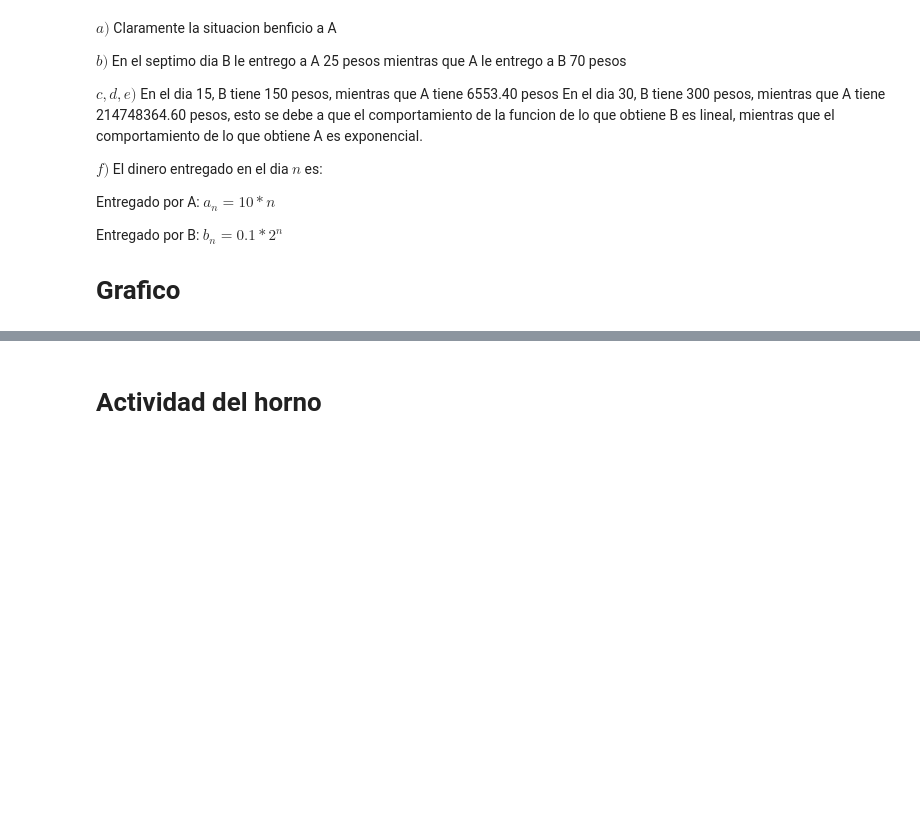
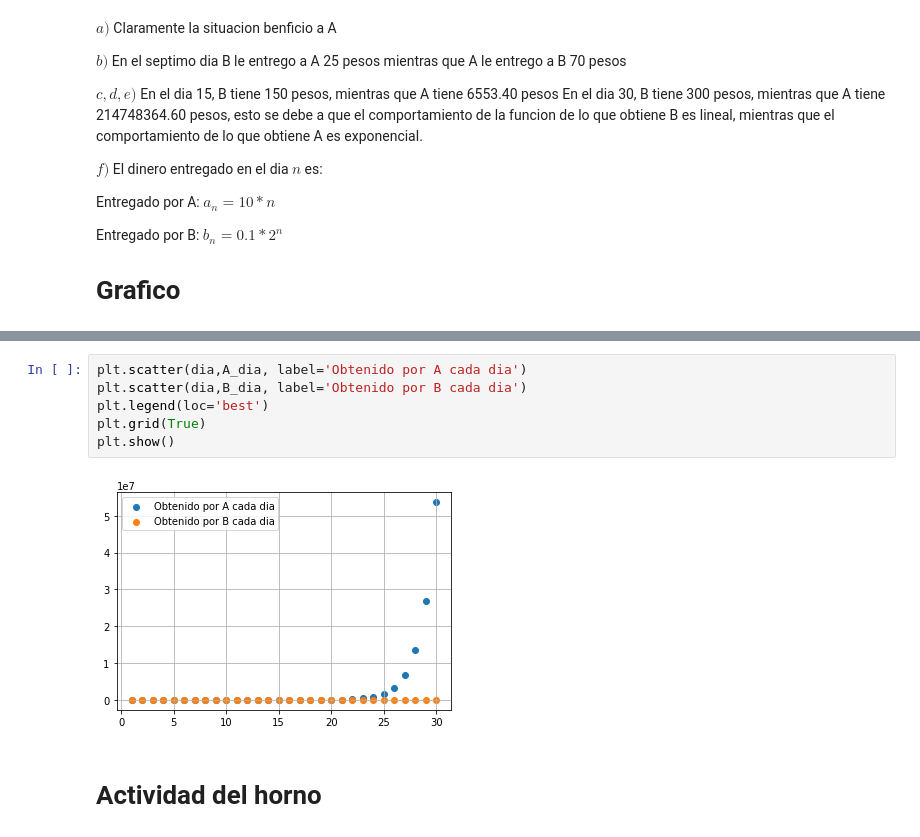
Before and after one commit to ericcar97/tareas, a Jupyter notebook: lucia_pereyra.ipynb, the cells around one changed output, grey strips where cells are left out. Saved outputs shown, nothing was run; the diff lists cells and outputs as text; blank space fills up the shorter version.

```diff
--- a/lucia_pereyra.ipynb
+++ b/lucia_pereyra.ipynb
@@ -110,3 +101,11 @@ fig.show()
+# %%
+plt.scatter(dia,A_dia, label='Obtenido por A cada dia')
+plt.scatter(dia,B_dia, label='Obtenido por B cada dia')
+plt.legend(loc='best')
+plt.grid(True)
+plt.show()
+# %% [output]
+[figure, added]
 # %% [markdown]
 # Actividad del horno
 # %%
```
Also changed, not shown: parts of 4 cells of this notebook.
